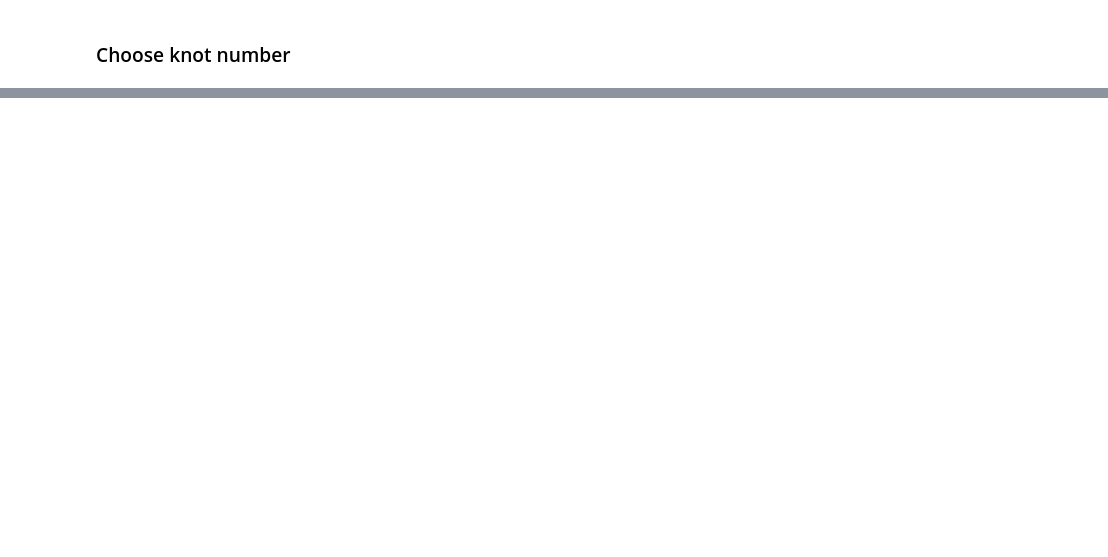
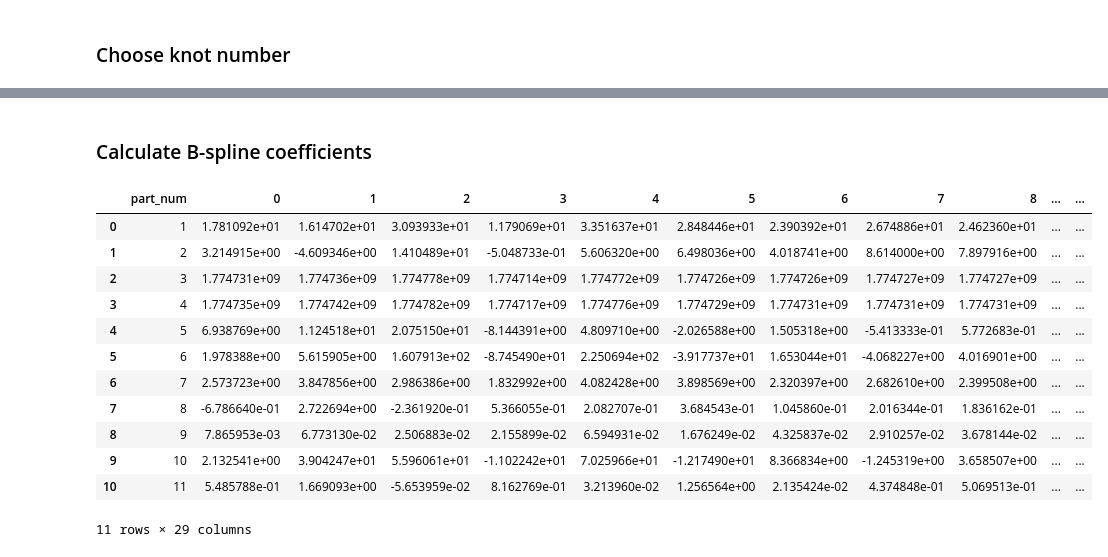
Before and after one commit to Bin0212/BallastClustering, a Jupyter notebook: code/clustering_force_only.ipynb, the cells around one changed output, grey strips where cells are left out. Drawn from its saved outputs; the diff is of its cells as text; code cells hidden in the pictures; blank space fills up the shorter version.

```diff
--- a/code/clustering_force_only.ipynb
+++ b/code/clustering_force_only.ipynb
@@ -122,0 +184,26 @@ print(group)
+# %% [markdown]
+### Calculate B-spline coefficients
+# %%
+knot_num = 20
+knots = np.linspace(total_time * 1/(knot_num + 1), total_time * knot_num / (knot_num + 1), num = knot_num)
+
+spline_coef = data.iloc[:,4:].apply(lambda x: get_spline_coef(x, knots), axis=1)
+spline_coef_reshape = np.concatenate(spline_coef).reshape(-1,28)
+spline_coef_reshape = pd.DataFrame(spline_coef_reshape)
+
+spline_coef_reshape.insert(0, "part_num", data["part_num"])
+spline_coef_reshape.head(11)
+# %% [output]
+|  | part_num | 0 | 1 | 2 | 3 | 4 | 5 | 6 | 7 | 8 | ... | ... |
+| 0 | 1 | 1.781092e+01 | 1.614702e+01 | 3.093933e+01 | 1.179069e+01 | 3.351637e+01 | 2.848446e+01 | 2.390392e+01 | 2.674886e+01 | 2.462360e+01 | ... | ... |
+| 1 | 2 | 3.214915e+00 | -4.609346e+00 | 1.410489e+01 | -5.048733e-01 | 5.606320e+00 | 6.498036e+00 | 4.018741e+00 | 8.614000e+00 | 7.897916e+00 | ... | ... |
+| 2 | 3 | 1.774731e+09 | 1.774736e+09 | 1.774778e+09 | 1.774714e+09 | 1.774772e+09 | 1.774726e+09 | 1.774726e+09 | 1.774727e+09 | 1.774727e+09 | ... | ... |
+| 3 | 4 | 1.774735e+09 | 1.774742e+09 | 1.774782e+09 | 1.774717e+09 | 1.774776e+09 | 1.774729e+09 | 1.774731e+09 | 1.774731e+09 | 1.774731e+09 | ... | ... |
+| 4 | 5 | 6.938769e+00 | 1.124518e+01 | 2.075150e+01 | -8.144391e+00 | 4.809710e+00 | -2.026588e+00 | 1.505318e+00 | -5.413333e-01 | 5.772683e-01 | ... | ... |
+| 5 | 6 | 1.978388e+00 | 5.615905e+00 | 1.607913e+02 | -8.745490e+01 | 2.250694e+02 | -3.917737e+01 | 1.653044e+01 | -4.068227e+00 | 4.016901e+00 | ... | ... |
+| 6 | 7 | 2.573723e+00 | 3.847856e+00 | 2.986386e+00 | 1.832992e+00 | 4.082428e+00 | 3.898569e+00 | 2.320397e+00 | 2.682610e+00 | 2.399508e+00 | ... | ... |
+| 7 | 8 | -6.786640e-01 | 2.722694e+00 | -2.361920e-01 | 5.366055e-01 | 2.082707e-01 | 3.684543e-01 | 1.045860e-01 | 2.016344e-01 | 1.836162e-01 | ... | ... |
+| 8 | 9 | 7.865953e-03 | 6.773130e-02 | 2.506883e-02 | 2.155899e-02 | 6.594931e-02 | 1.676249e-02 | 4.325837e-02 | 2.910257e-02 | 3.678144e-02 | ... | ... |
+| 9 | 10 | 2.132541e+00 | 3.904247e+01 | 5.596061e+01 | -1.102242e+01 | 7.025966e+01 | -1.217490e+01 | 8.366834e+00 | -1.245319e+00 | 3.658507e+00 | ... | ... |
+| 10 | 11 | 5.485788e-01 | 1.669093e+00 | -5.653959e-02 | 8.162769e-01 | 3.213960e-02 | 1.256564e+00 | 2.135424e-02 | 4.374848e-01 | 5.069513e-01 | ... | ... |
+11 rows × 29 columns
```
Also changed, not shown: parts of 12 cells of this notebook.
